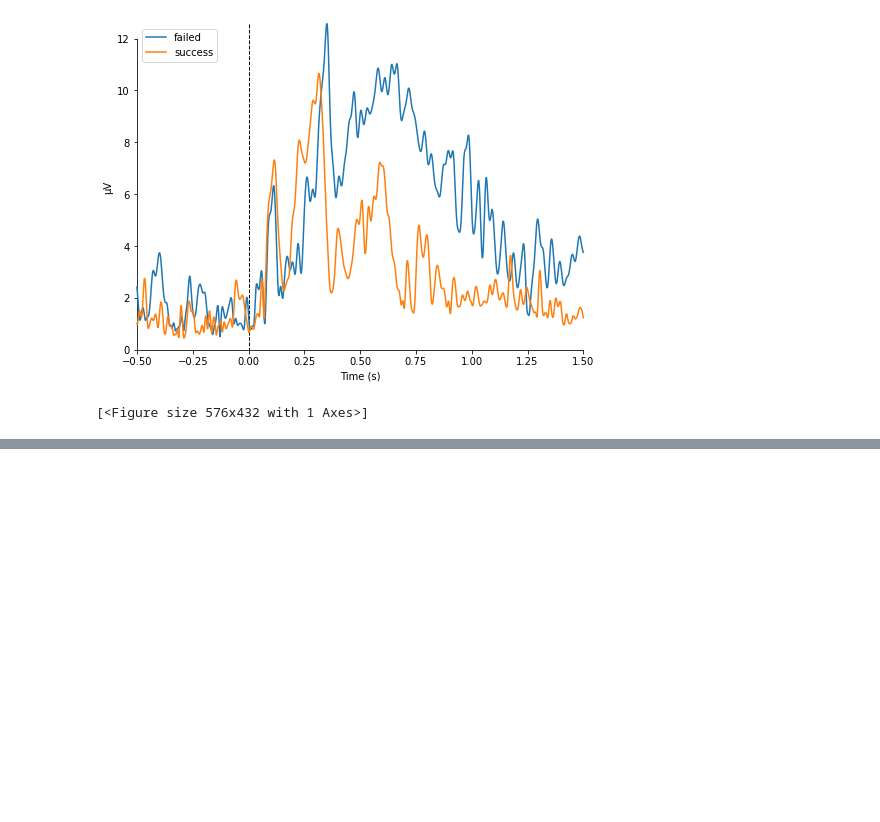
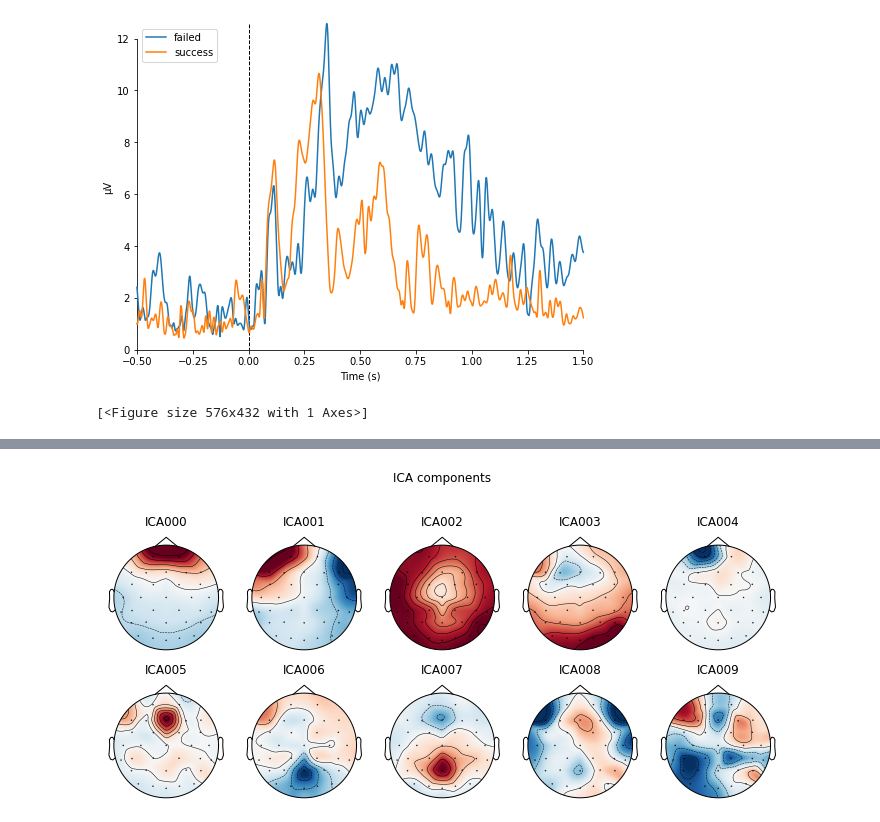
Before and after one commit to saraoe/ACN_2021, a Jupyter notebook: portfolio/portfolio_nb.ipynb, the cells around one changed output, grey strips where cells are left out. Drawn from its saved outputs; the diff is of its cells as text; code cells hidden in the pictures; blank space fills up the shorter version.

```diff
--- a/portfolio/portfolio_nb.ipynb
+++ b/portfolio/portfolio_nb.ipynb
@@ -331,0 +388,4 @@ combining channels using "gfp"
+# %%
+ica.plot_components();
+# %% [output]
+[figure, added]
```
Also changed, not shown: parts of 36 cells of this notebook.
